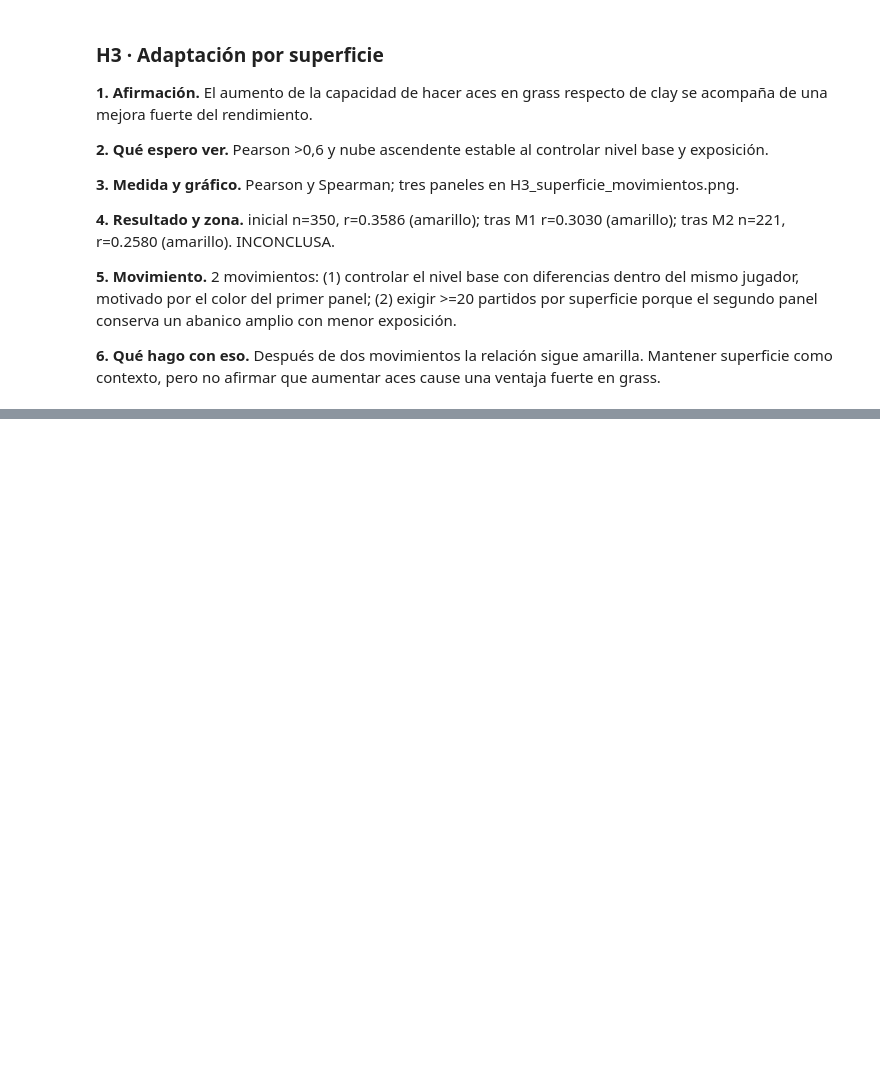
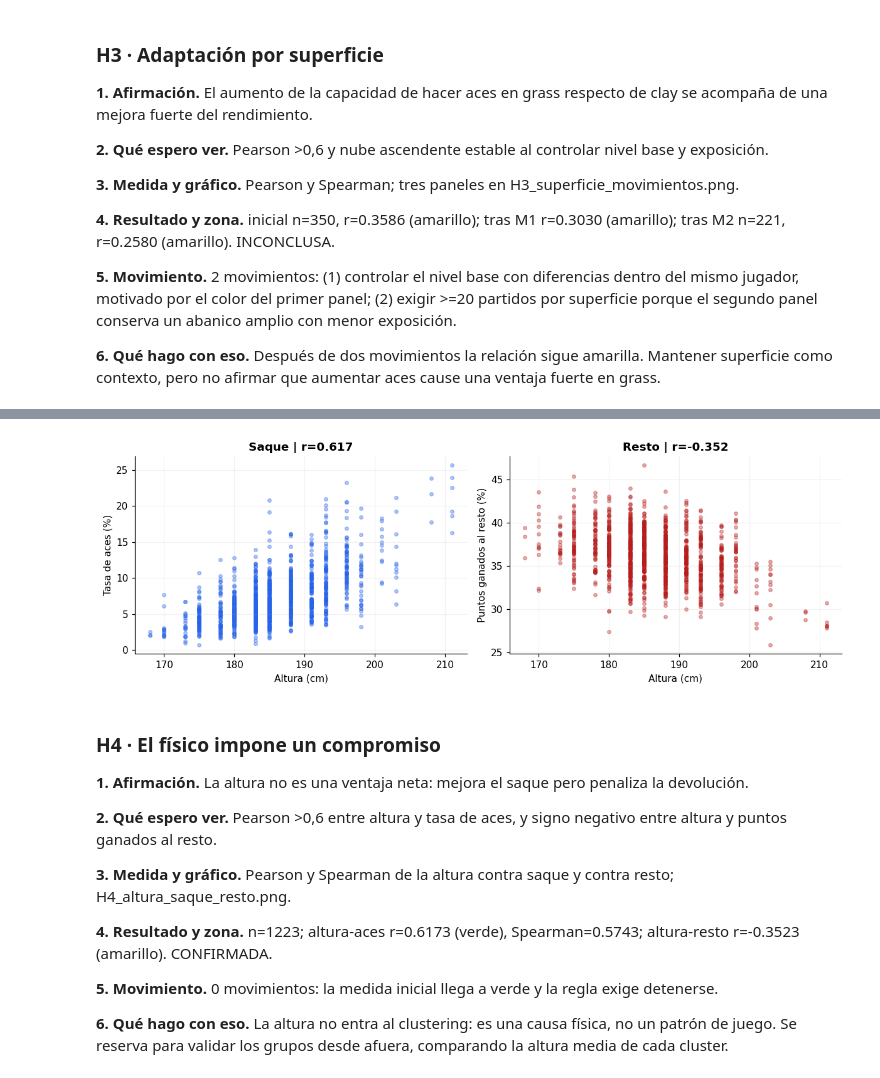
Before and after one commit to Rami195/ATP, a Jupyter notebook: entrega2/EDA_ATP_Entrega2.ipynb, the cells around one changed output, grey strips where cells are left out. Saved outputs shown, nothing was run; the diff lists cells and outputs as text; code cells hidden in the pictures; blank space fills up the shorter version.

```diff
--- a/entrega2/EDA_ATP_Entrega2.ipynb
+++ b/entrega2/EDA_ATP_Entrega2.ipynb
@@ -1089,0 +822,47 @@ ficha('H5', 'Compromiso de riesgo en el servicio',
+# %%
+h4base = perfiles_superficie.loc[
+    perfiles_superficie.informacion_suficiente
+].dropna(subset=['altura', 'tasa_aces', 'puntos_ganados_resto']).copy()
+
+h4_saque = asociacion(h4base.altura, h4base.tasa_aces)
+h4_resto = asociacion(h4base.altura, h4base.puntos_ganados_resto)
+
+fig, axes = plt.subplots(1, 2, figsize=(11, 3.8))
+axes[0].scatter(h4base.altura, h4base.tasa_aces * 100, s=13, alpha=.35, color=AZUL)
+axes[0].set(xlabel='Altura (cm)', ylabel='Tasa de aces (%)',
+            title=f'Saque | r={h4_saque["pearson"]:.3f}')
+axes[1].scatter(h4base.altura, h4base.puntos_ganados_resto * 100, s=13, alpha=.35, color=ROJO)
+axes[1].set(xlabel='Altura (cm)', ylabel='Puntos ganados al resto (%)',
+            title=f'Resto | r={h4_resto["pearson"]:.3f}')
+grafico('H4_altura_saque_resto')
+
+z4_saque = zona(h4_saque['pearson'], 'correlacion')
+z4_resto = zona(h4_resto['pearson'], 'correlacion')
+estado4 = ('confirmada' if z4_saque == 'verde' and h4_saque['pearson'] > 0
+           else 'refutada' if z4_saque == 'rojo' else 'inconclusa')
+ficha('H4', 'El físico impone un compromiso',
+    'La altura no es una ventaja neta: mejora el saque pero penaliza la devolución.',
+    'Pearson >0,6 entre altura y tasa de aces, y signo negativo entre altura y puntos ganados al resto.',
+    'Pearson y Spearman de la altura contra saque y contra resto; H4_altura_saque_resto.png.',
+    f'n={h4_saque["n"]}; altura-aces r={h4_saque["pearson"]:.4f} ({z4_saque}), '
+    f'Spearman={h4_saque["spearman"]:.4f}; altura-resto r={h4_resto["pearson"]:.4f} ({z4_resto}). '
+    f'{estado4.upper()}.',
+    '0 movimientos: la medida inicial llega a verde y la regla exige detenerse.',
+    'La altura no entra al clustering: es una causa física, no un patrón de juego. Se reserva para '
+    'validar los grupos desde afuera, comparando la altura media de cada cluster.',
+    h4_saque['pearson'], 'correlacion', estado4, h4_saque['n'])
+# %% [output]
+[figure, added]
+### H4 · El físico impone un compromiso
+
+**1. Afirmación.** La altura no es una ventaja neta: mejora el saque pero penaliza la devolución.
+
+**2. Qué espero ver.** Pearson >0,6 entre altura y tasa de aces, y signo negativo entre altura y puntos ganados al resto.
+
+**3. Medida y gráfico.** Pearson y Spearman de la altura contra saque y contra resto; H4_altura_saque_resto.png.
+
+**4. Resultado y zona.** n=1223; altura-aces r=0.6173 (verde), Spearman=0.5743; altura-resto r=-0.3523 (amarillo). CONFIRMADA.
+
+**5. Movimiento.** 0 movimientos: la medida inicial llega a verde y la regla exige detenerse.
+
+**6. Qué hago con eso.** La altura no entra al clustering: es una causa física, no un patrón de juego. Se reserva para validar los grupos desde afuera, comparando la altura media de cada cluster.
```
Also changed, not shown: parts of 19 cells of this notebook.
